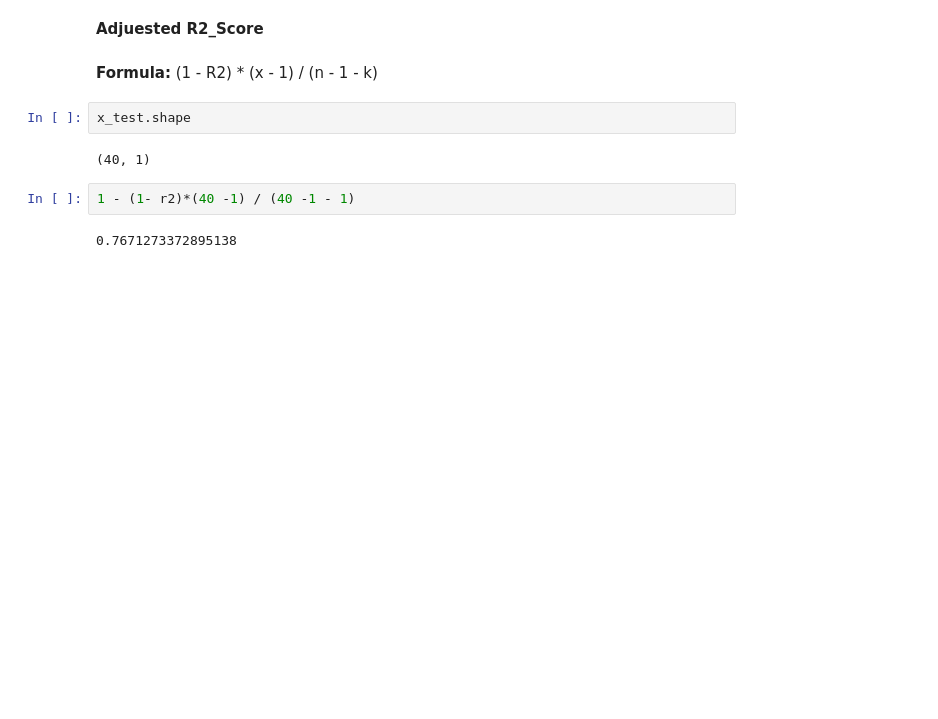
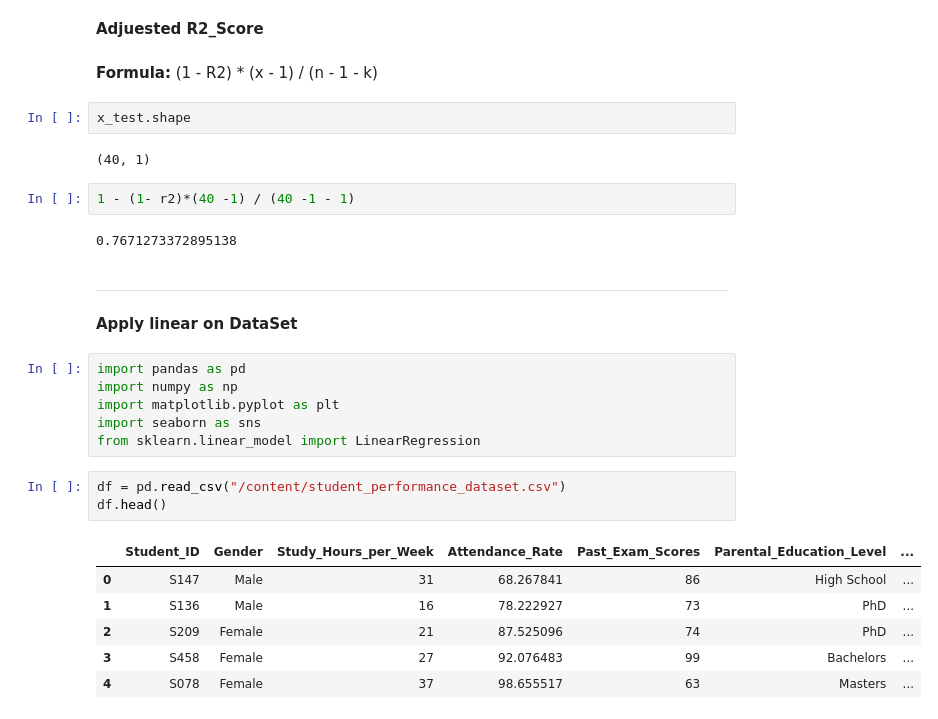
Before and after one commit to zain4cs/Linear-Model-and-Loss-Functions, a Jupyter notebook: Linear_concept.ipynb, the cells around one changed output. Saved outputs shown, nothing was run; the diff lists cells and outputs as text; blank space fills up the shorter version.

```diff
--- a/Linear_concept.ipynb
+++ b/Linear_concept.ipynb
@@ -397,3 +384,23 @@ x_test.shape
 1 - (1- r2)*(40 -1) / (40 -1 - 1)
 # %% [output]
 0.7671273372895138
+# %% [markdown]
+_________________________________
+# %% [markdown]
+**Apply linear on DataSet**
+# %%
+import pandas as pd
+import numpy as np
+import matplotlib.pyplot as plt
+import seaborn as sns
+from sklearn.linear_model import LinearRegression
+# %%
+df = pd.read_csv("/content/student_performance_dataset.csv")
+df.head()
+# %% [output]
+|  | Student_ID | Gender | Study_Hours_per_Week | Attendance_Rate | Past_Exam_Scores | Parental_Education_Level | ... |
+| 0 | S147 | Male | 31 | 68.267841 | 86 | High School | ... |
+| 1 | S136 | Male | 16 | 78.222927 | 73 | PhD | ... |
+| 2 | S209 | Female | 21 | 87.525096 | 74 | PhD | ... |
+| 3 | S458 | Female | 27 | 92.076483 | 99 | Bachelors | ... |
+| 4 | S078 | Female | 37 | 98.655517 | 63 | Masters | ... |
```
Also changed, not shown: parts of 44 cells of this notebook.
